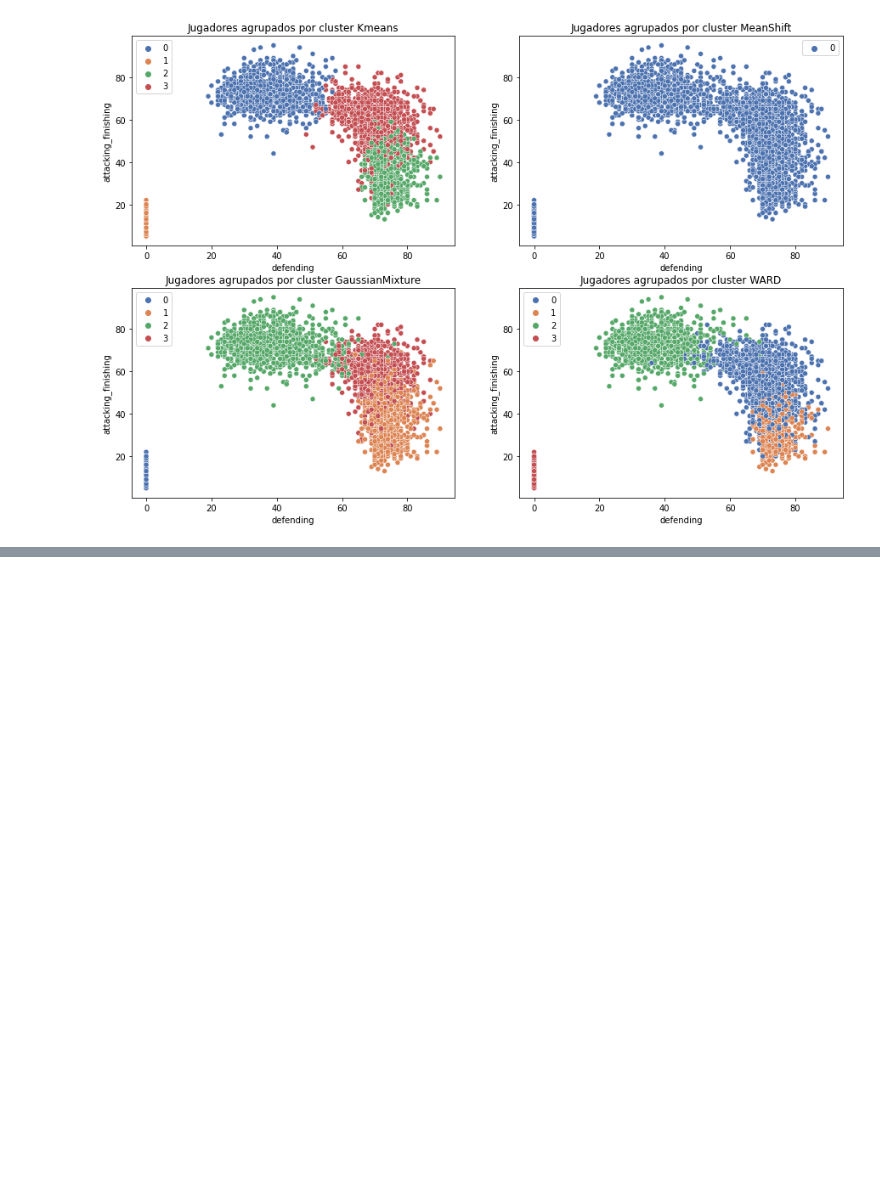
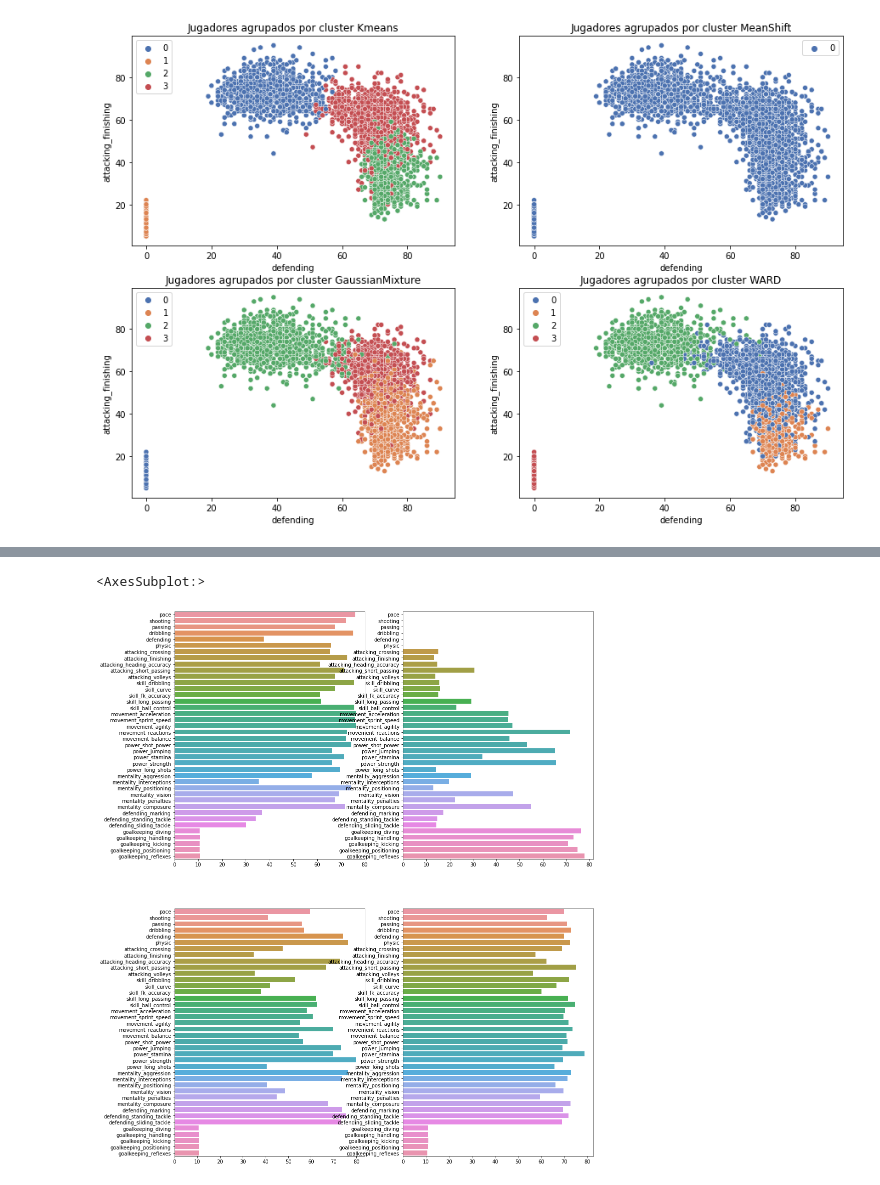
Before and after one commit to aruderman/labApNoSup, a Jupyter notebook: practico.ipynb, the cells around one changed output, grey strips where cells are left out. Cells and saved outputs as stored; diff of their text form; code cells hidden in the pictures; blank space fills up the shorter version.

```diff
--- a/practico.ipynb
+++ b/practico.ipynb
@@ -280,5 +280,18 @@ sns.countplot(df3['player_positions'], order=df3['player_positions'].value_count
 # %%
 otras = ['height_cm', 'weight_kg', 'overall', 'potential']
+# %%
+plt.figure(figsize=(15,20))
+plt.subplot(2,2,1)
+sns.barplot(x=df0[skill_columns].mean(),y=skill_columns)
+plt.subplot(2,2,2)
+sns.barplot(x=df1[skill_columns].mean(),y=skill_columns)
+plt.subplot(2,2,3)
+sns.barplot(x=df2[skill_columns].mean(),y=skill_columns)
+plt.subplot(2,2,4)
+sns.barplot(x=df3[skill_columns].mean(),y=skill_columns)
+# %% [output]
+<AxesSubplot:>
+[figure, added]
 # %%
 plt.figure(figsize=(20,15))
 plt.subplot(2,2,1)
```
Also changed, not shown: parts of 2 cells of this notebook.
